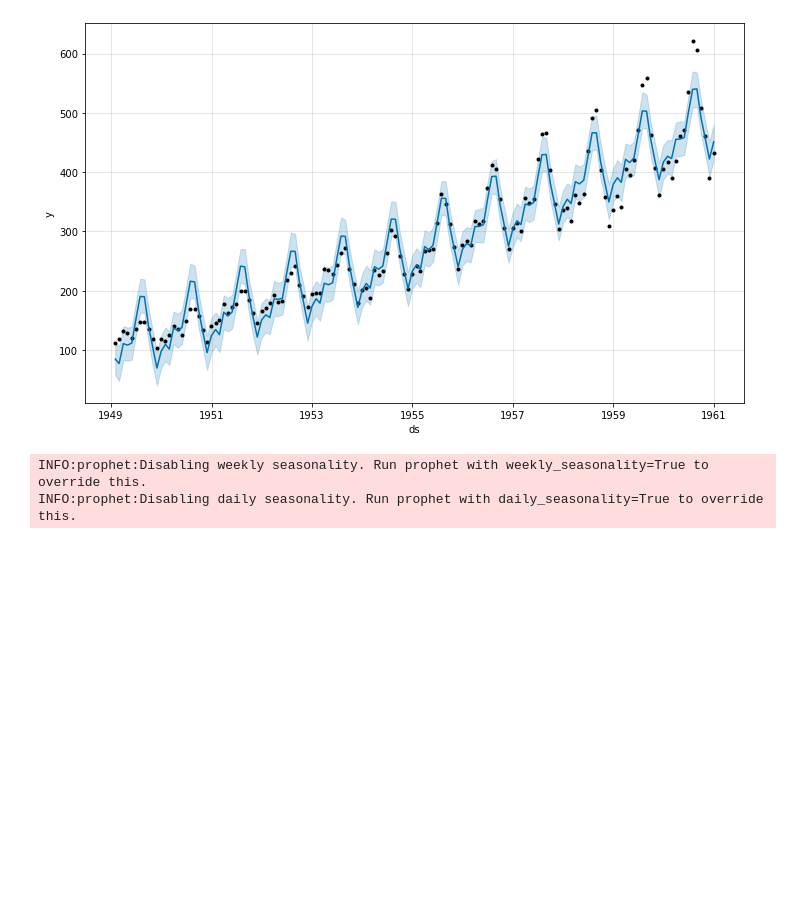
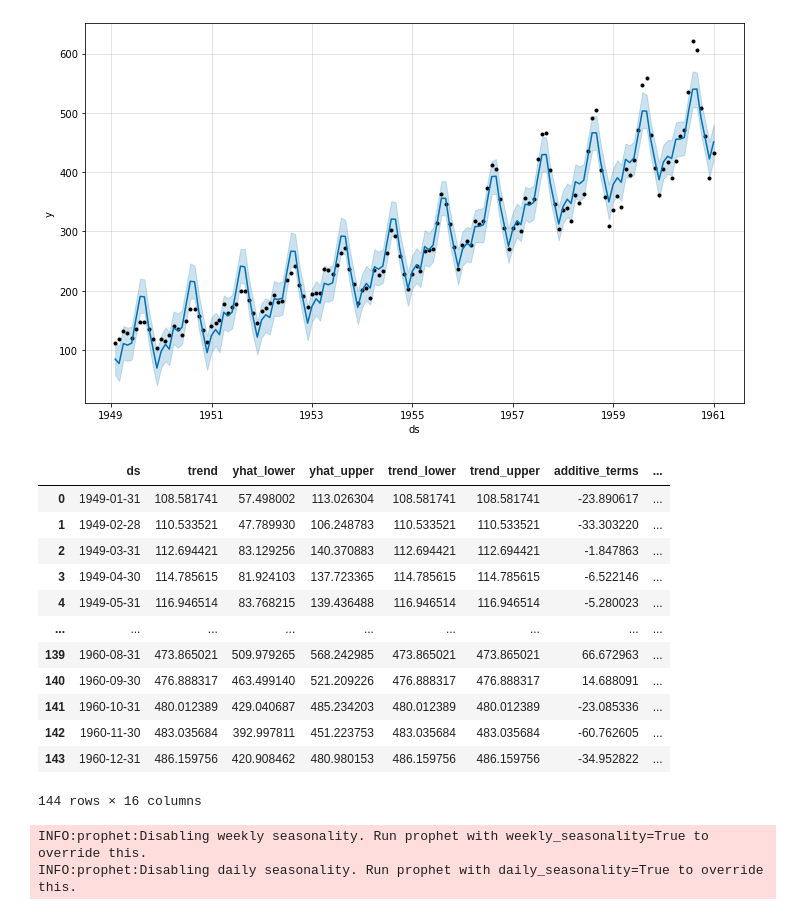
Before and after one commit to napb/examen2, a Jupyter notebook: Examen2_Prophet.ipynb, the cells around one changed output. Saved outputs shown, nothing was run; the diff lists cells and outputs as text; code cells hidden in the pictures; blank space fills up the shorter version.

```diff
--- a/Examen2_Prophet.ipynb
+++ b/Examen2_Prophet.ipynb
@@ -46,6 +46,22 @@ Initial log joint probability = -2.46488
 Optimization terminated normally:
   Convergence detected: absolute parameter change was below tolerance
 [figure]
+# %%
+forecast
+# %% [output]
+|  | ds | trend | yhat_lower | yhat_upper | trend_lower | trend_upper | additive_terms | ... |
+| 0 | 1949-01-31 | 108.581741 | 57.498002 | 113.026304 | 108.581741 | 108.581741 | -23.890617 | ... |
+| 1 | 1949-02-28 | 110.533521 | 47.789930 | 106.248783 | 110.533521 | 110.533521 | -33.303220 | ... |
+| 2 | 1949-03-31 | 112.694421 | 83.129256 | 140.370883 | 112.694421 | 112.694421 | -1.847863 | ... |
+| 3 | 1949-04-30 | 114.785615 | 81.924103 | 137.723365 | 114.785615 | 114.785615 | -6.522146 | ... |
+| 4 | 1949-05-31 | 116.946514 | 83.768215 | 139.436488 | 116.946514 | 116.946514 | -5.280023 | ... |
+| ... | ... | ... | ... | ... | ... | ... | ... | ... |
+| 139 | 1960-08-31 | 473.865021 | 509.979265 | 568.242985 | 473.865021 | 473.865021 | 66.672963 | ... |
+| 140 | 1960-09-30 | 476.888317 | 463.499140 | 521.209226 | 476.888317 | 476.888317 | 14.688091 | ... |
+| 141 | 1960-10-31 | 480.012389 | 429.040687 | 485.234203 | 480.012389 | 480.012389 | -23.085336 | ... |
+| 142 | 1960-11-30 | 483.035684 | 392.997811 | 451.223753 | 483.035684 | 483.035684 | -60.762605 | ... |
+| 143 | 1960-12-31 | 486.159756 | 420.908462 | 480.980153 | 486.159756 | 486.159756 | -34.952822 | ... |
+144 rows × 16 columns
 # %%
 #3.B estimacion futura modelo (12 meses posteriores al final) Prophet
 pf = Prophet()
```
Also changed, not shown: 1 other file.
